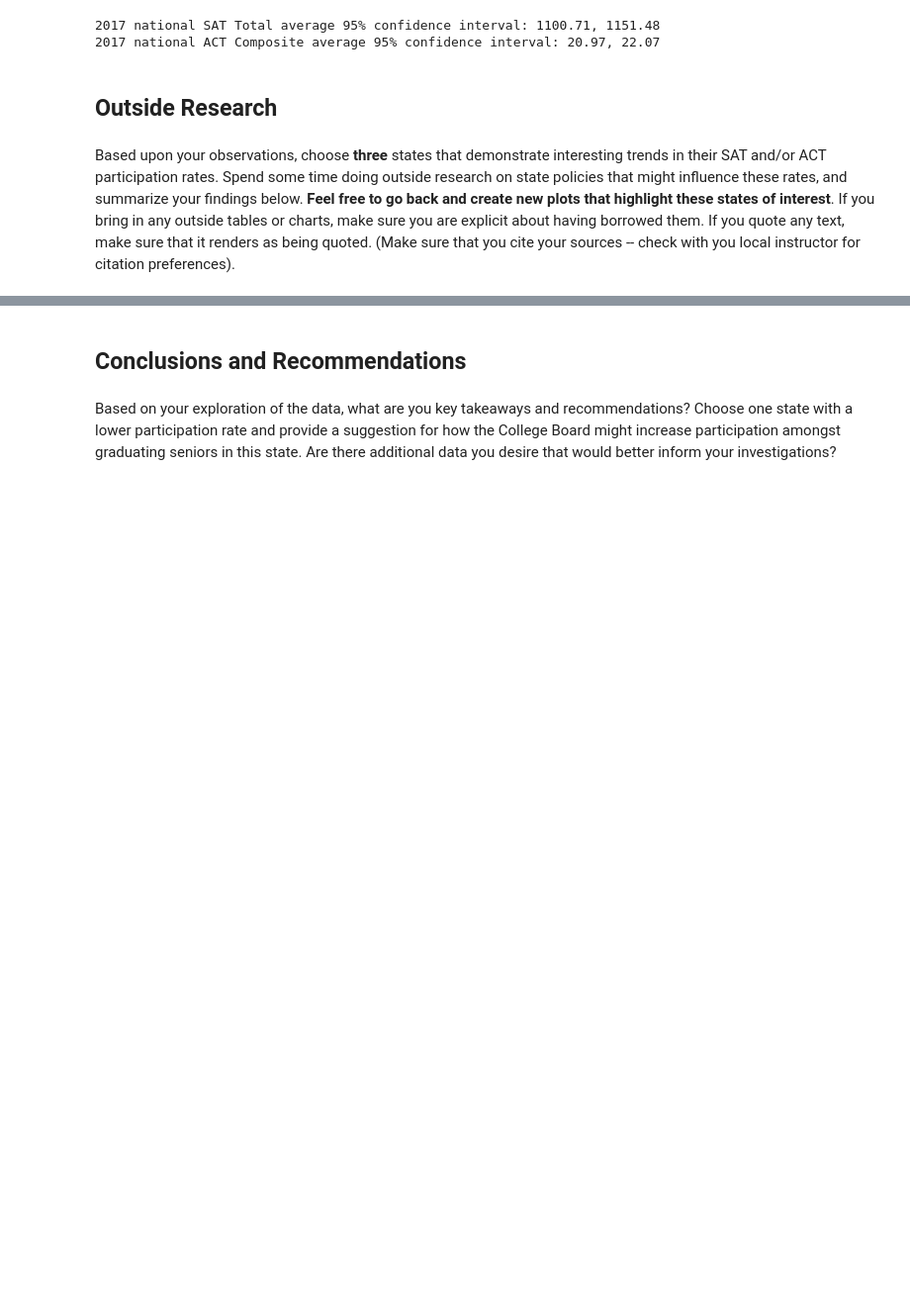
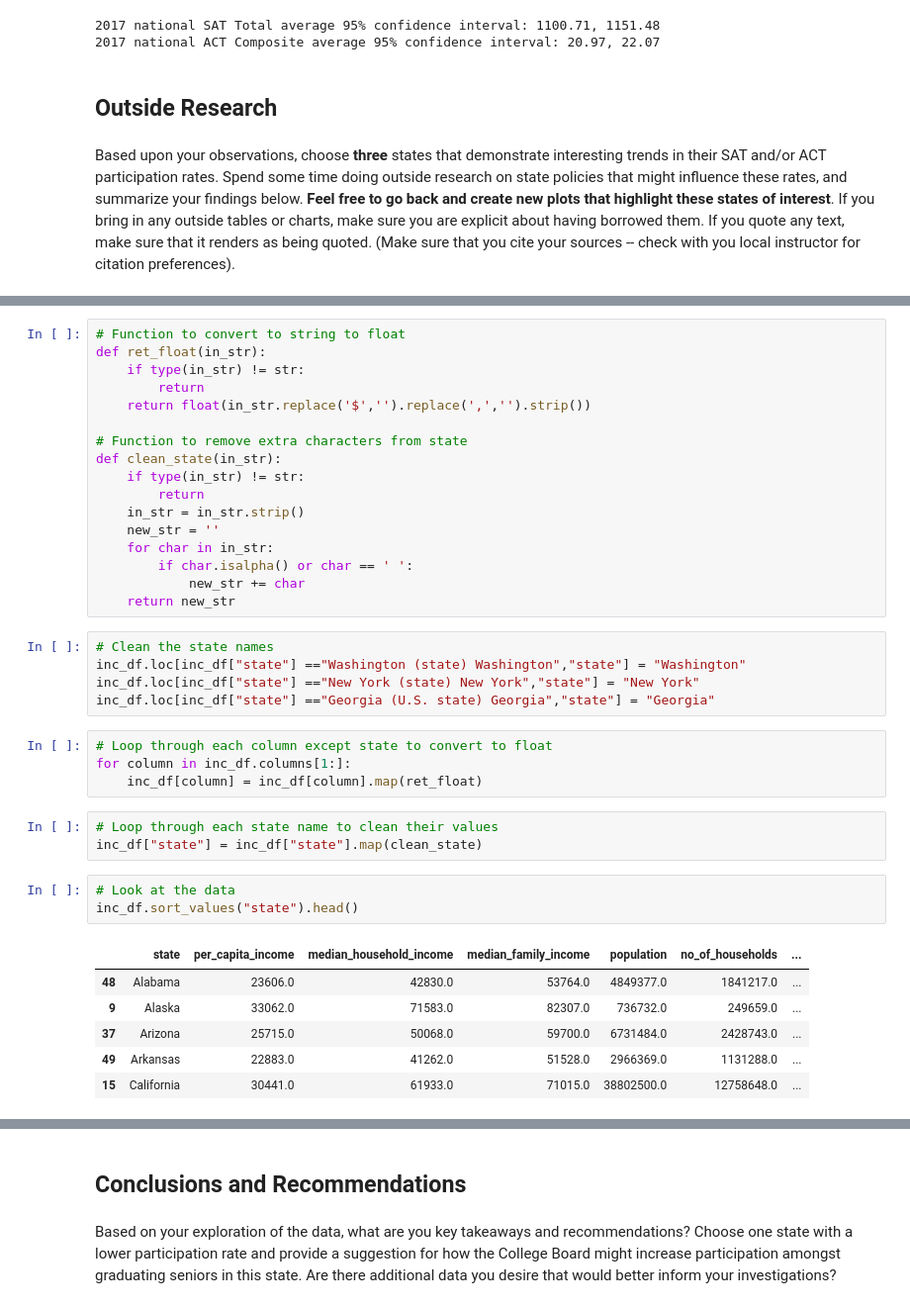
Before and after one commit to sgodfrey66/SAT_ACT_participation, a Jupyter notebook: code/ACT-SAT_Analysis_Steve_Godfrey.ipynb, the cells around one changed output, grey strips where cells are left out. Shown at 99% size. Cells and saved outputs as stored; diff of their text form; blank space fills up the shorter version.

```diff
--- a/code/ACT-SAT_Analysis_Steve_Godfrey.ipynb
+++ b/code/ACT-SAT_Analysis_Steve_Godfrey.ipynb
@@ -1475,0 +1525,39 @@ Based upon your observations, choose **three** states that demonstrate interesti
+# %%
+# Function to convert to string to float
+def ret_float(in_str):
+    if type(in_str) != str:
+        return
+    return float(in_str.replace('$','').replace(',','').strip())
+
+# Function to remove extra characters from state
+def clean_state(in_str):
+    if type(in_str) != str:
+        return
+    in_str = in_str.strip()
+    new_str = ''
+    for char in in_str:
+        if char.isalpha() or char == ' ':
+            new_str += char
+    return new_str
+# %%
+# Clean the state names
+inc_df.loc[inc_df["state"] =="Washington (state) Washington","state"] = "Washington"
+inc_df.loc[inc_df["state"] =="New York (state) New York","state"] = "New York"
+inc_df.loc[inc_df["state"] =="Georgia (U.S. state) Georgia","state"] = "Georgia"
+# %%
+# Loop through each column except state to convert to float
+for column in inc_df.columns[1:]:
+    inc_df[column] = inc_df[column].map(ret_float)
+# %%
+# Loop through each state name to clean their values
+inc_df["state"] = inc_df["state"].map(clean_state)
+# %%
+# Look at the data
+inc_df.sort_values("state").head()
+# %% [output]
+|  | state | per_capita_income | median_household_income | median_family_income | population | no_of_households | ... |
+| 48 | Alabama | 23606.0 | 42830.0 | 53764.0 | 4849377.0 | 1841217.0 | ... |
+| 9 | Alaska | 33062.0 | 71583.0 | 82307.0 | 736732.0 | 249659.0 | ... |
+| 37 | Arizona | 25715.0 | 50068.0 | 59700.0 | 6731484.0 | 2428743.0 | ... |
+| 49 | Arkansas | 22883.0 | 41262.0 | 51528.0 | 2966369.0 | 1131288.0 | ... |
+| 15 | California | 30441.0 | 61933.0 | 71015.0 | 38802500.0 | 12758648.0 | ... |
```
Also changed, not shown: parts of 14 cells of this notebook, 4 other files.
